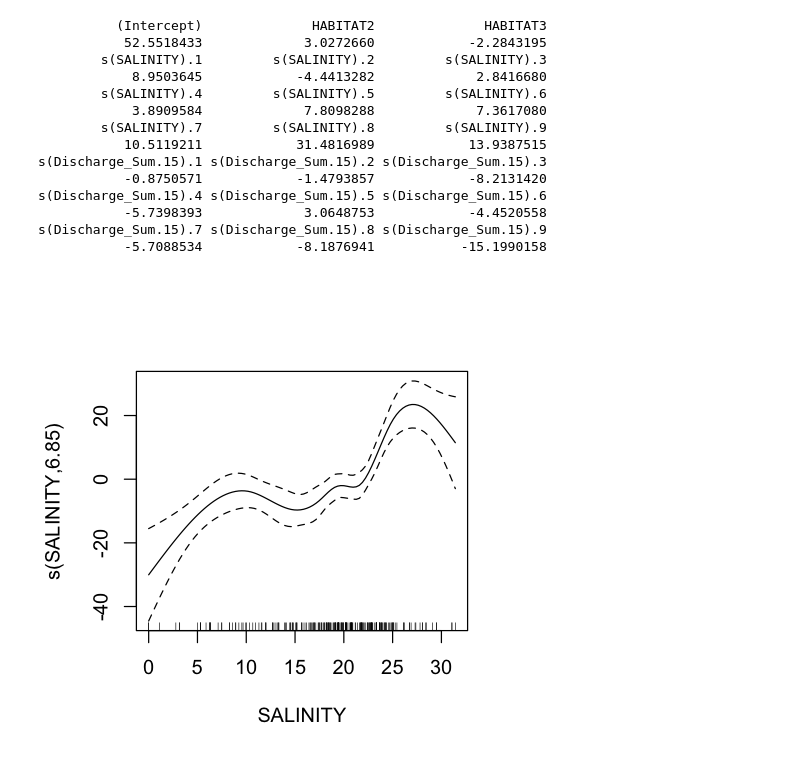
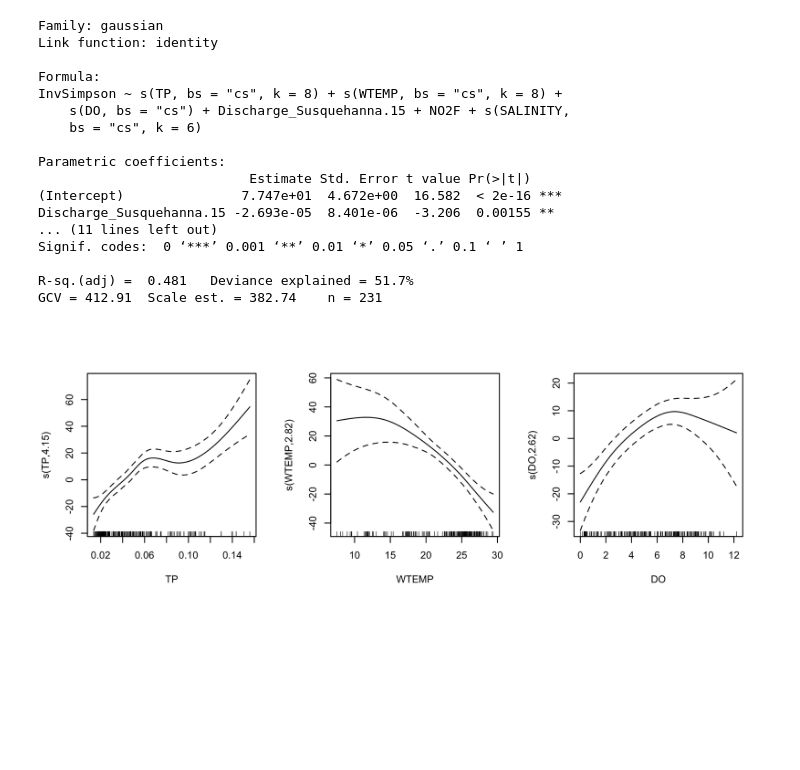
Before and after one commit to karoraw1/ChesapeakeMicrobiome, a Jupyter notebook: scripts/4_AlphaDiversity.ipynb, the cells around one changed output. Cells and saved outputs as stored; diff of their text form; code cells hidden in the pictures; blank space fills up the shorter version.

```diff
--- a/scripts/4_AlphaDiversity.ipynb
+++ b/scripts/4_AlphaDiversity.ipynb
@@ -155,0 +354,7 @@ A matrix: 6 × 6 of type dbl
+# %%
+all_alpha = cbind.data.frame(envdata, alpha_alt)
+full_data_file = paste(data_dir, "Transformed_WQVars_Hab_and_aDiv.txt", sep="/")
+write.table(all_alpha, file=full_data_file, sep="\t")
+
+cor(alpha_alt)
+class(all_alpha$ENSpie)
@@ -287,15 +522,23 @@ library(nortest)
 ad.test(response_1)
 ad.test(response_2)
 xform_const = powerTransform(lm(response_1~1))$lambda
-response_1.1 = response_1^xform_const
+response_1.1 = ((response_1^xform_const) - 1)/xform_const
 ad.test(response_1.1)
 print(xform_const)
 
+
+xform_const2 = powerTransform(lm(response_2~1))$lambda
+response_2.1 = ((response_2^xform_const2) - 1)/xform_const2
+ad.test(response_2.1)
+print(xform_const2)
 pred_resp_f = cbind.data.frame(predictors_, response_1.1)
 colnames(pred_resp_f) <- c(colnames(predictors_), 'FaithsPD')
-
+pred_resp_f <- pred_resp_f[complete.cases(pred_resp_f),]
+colSums(is.na(pred_resp_f))
 pred_resp_i = cbind.data.frame(predictors_, response_2)
 colnames(pred_resp_i) <- c(colnames(predictors_), 'InvSimpson')
+pred_resp_i <- pred_resp_i[complete.cases(pred_resp_i),]
+colSums(is.na(pred_resp_i))
 # %% [output]
         Anderson-Darling normality test
 
@@ -489,29 +750,36 @@ s(Discharge_Sum.15) 8.576  9.000 4.938 2.14e-06
 # %%
-selected_predictors1 = c('SALINITY', 'Discharge_Sum.15', 'cruise_id')
-selected_predictors2 = c('HABITAT', 'StatName')
+
+selected_predictors1 = c('TP', 'WTEMP', 'Discharge_Susquehanna.15', 'NO2F', 'DO', 'Latitude',
+                         'cruise_id', 'SALINITY')
+selected_predictors2 = c('Habitat', 'StatName')
 selected_response = c('InvSimpson')
 obs_df = cbind.data.frame(envdata_pre[,selected_predictors1], envdata[,selected_predictors2],
-                          all_alpha[,selected_response])
+                          response_2)
 colnames(obs_df) = c(selected_predictors1, selected_predictors2, selected_response)
+obs_df <- obs_df[complete.cases(obs_df),]
+envM2 <- gam(InvSimpson ~ s(TP, bs = "cs", k=8)  + s(WTEMP, bs = "cs", k=8) + s(DO, bs = "cs")
+             + Discharge_Susquehanna.15 + NO2F + s(SALINITY, bs = "cs", k=6), data=obs_df)
 
-envM2 <- gam(InvSimpson ~ s(SALINITY, bs = "cs")  + s(Discharge_Sum.15, bs = "cs")
-             + HABITAT, data=obs_df)
-options(repr.plot.width=4, repr.plot.height=4)
-coef(envM2)
+summary(envM2)
+options(repr.plot.width=8, repr.plot.height=3, repr.plot.res = 250)
+par(mfrow=c(1,3))
 plot.gam(envM2, scale=0)
 # %% [output]
-          (Intercept)              HABITAT2              HABITAT3
-           52.5518433             3.0272660            -2.2843195
-        s(SALINITY).1         s(SALINITY).2         s(SALINITY).3
-            8.9503645            -4.4413282             2.8416680
-        s(SALINITY).4         s(SALINITY).5         s(SALINITY).6
-            3.8909584             7.8098288             7.3617080
-        s(SALINITY).7         s(SALINITY).8         s(SALINITY).9
-           10.5119211            31.4816989            13.9387515
-s(Discharge_Sum.15).1 s(Discharge_Sum.15).2 s(Discharge_Sum.15).3
-           -0.8750571            -1.4793857            -8.2131420
-s(Discharge_Sum.15).4 s(Discharge_Sum.15).5 s(Discharge_Sum.15).6
-           -5.7398393             3.0648753            -4.4520558
-s(Discharge_Sum.15).7 s(Discharge_Sum.15).8 s(Discharge_Sum.15).9
-           -5.7088534            -8.1876941           -15.1990158
+Family: gaussian
+Link function: identity
+
+Formula:
+InvSimpson ~ s(TP, bs = "cs", k = 8) + s(WTEMP, bs = "cs", k = 8) +
+    s(DO, bs = "cs") + Discharge_Susquehanna.15 + NO2F + s(SALINITY,
+    bs = "cs", k = 6)
+
+Parametric coefficients:
+                           Estimate Std. Error t value Pr(>|t|)
+(Intercept)               7.747e+01  4.672e+00  16.582  < 2e-16 ***
+Discharge_Susquehanna.15 -2.693e-05  8.401e-06  -3.206  0.00155 **
+... (11 lines left out)
+Signif. codes:  0 ‘***’ 0.001 ‘**’ 0.01 ‘*’ 0.05 ‘.’ 0.1 ‘ ’ 1
+
+R-sq.(adj) =  0.481   Deviance explained = 51.7%
+GCV = 412.91  Scale est. = 382.74    n = 231
-[figure, old version]
+[figure, new version]
```
Also changed, not shown: parts of 39 cells of this notebook, 31 other files.
